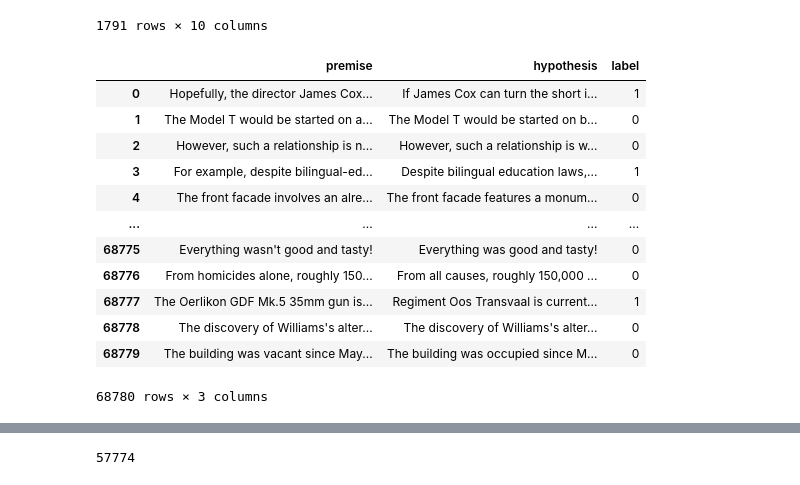
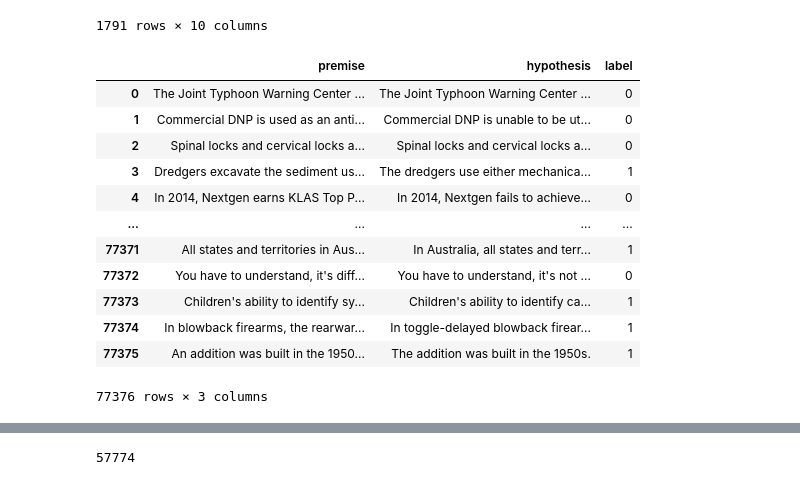
Before and after one commit to MiriUll/negation_aware_evaluation, a Jupyter notebook: dataset_preparation.ipynb, the cells around one changed output, grey strips where cells are left out. Saved outputs shown, nothing was run; the diff lists cells and outputs as text; code cells hidden in the pictures.

```diff
--- a/dataset_preparation.ipynb
+++ b/dataset_preparation.ipynb
@@ -285,20 +285,20 @@ wmt_train
 | 1790 | fi-en | Friendship Park area of the city ... | According to the city, the Friend... | Ystävyydenpuiston alue ja lähiymp... | 2015 | NaN | NaN | 391 | NaN | -0.441938 |
 1791 rows × 10 columns
 # %%
-neg_data = pd.read_csv('Guided Research WS22/data/negation_dataset_labeled.tsv', sep='\t')
+neg_data = pd.read_csv('Guided Research WS22/data/negation_dataset_v1.1.tsv', sep='\t')
 neg_data = neg_data.replace({0:1, 1:0})
 neg_data
 # %% [output]
 |  | premise | hypothesis | label |
-| 0 | Hopefully, the director James Cox... | If James Cox can turn the short i... | 1 |
-| 1 | The Model T would be started on a... | The Model T would be started on b... | 0 |
-| 2 | However, such a relationship is n... | However, such a relationship is w... | 0 |
-| 3 | For example, despite bilingual-ed... | Despite bilingual education laws,... | 1 |
-| 4 | The front facade involves an alre... | The front facade features a monum... | 0 |
+| 0 | The Joint Typhoon Warning Center ... | The Joint Typhoon Warning Center ... | 0 |
+| 1 | Commercial DNP is used as an anti... | Commercial DNP is unable to be ut... | 0 |
+| 2 | Spinal locks and cervical locks a... | Spinal locks and cervical locks a... | 0 |
+| 3 | Dredgers excavate the sediment us... | The dredgers use either mechanica... | 1 |
+| 4 | In 2014, Nextgen earns KLAS Top P... | In 2014, Nextgen fails to achieve... | 0 |
 | ... | ... | ... | ... |
-| 68775 | Everything wasn't good and tasty! | Everything was good and tasty! | 0 |
-| 68776 | From homicides alone, roughly 150... | From all causes, roughly 150,000 ... | 0 |
-| 68777 | The Oerlikon GDF Mk.5 35mm gun is... | Regiment Oos Transvaal is current... | 1 |
-| 68778 | The discovery of Williams's alter... | The discovery of Williams's alter... | 0 |
-| 68779 | The building was vacant since May... | The building was occupied since M... | 0 |
+| 77371 | All states and territories in Aus... | In Australia, all states and terr... | 1 |
+| 77372 | You have to understand, it's diff... | You have to understand, it's not ... | 0 |
+| 77373 | Children's ability to identify sy... | Children's ability to identify ca... | 1 |
+| 77374 | In blowback firearms, the rearwar... | In toggle-delayed blowback firear... | 1 |
+| 77375 | An addition was built in the 1950... | The addition was built in the 1950s. | 1 |
-68780 rows × 3 columns
+77376 rows × 3 columns
```
Also changed, not shown: parts of 3 cells of this notebook, 5 other files.
